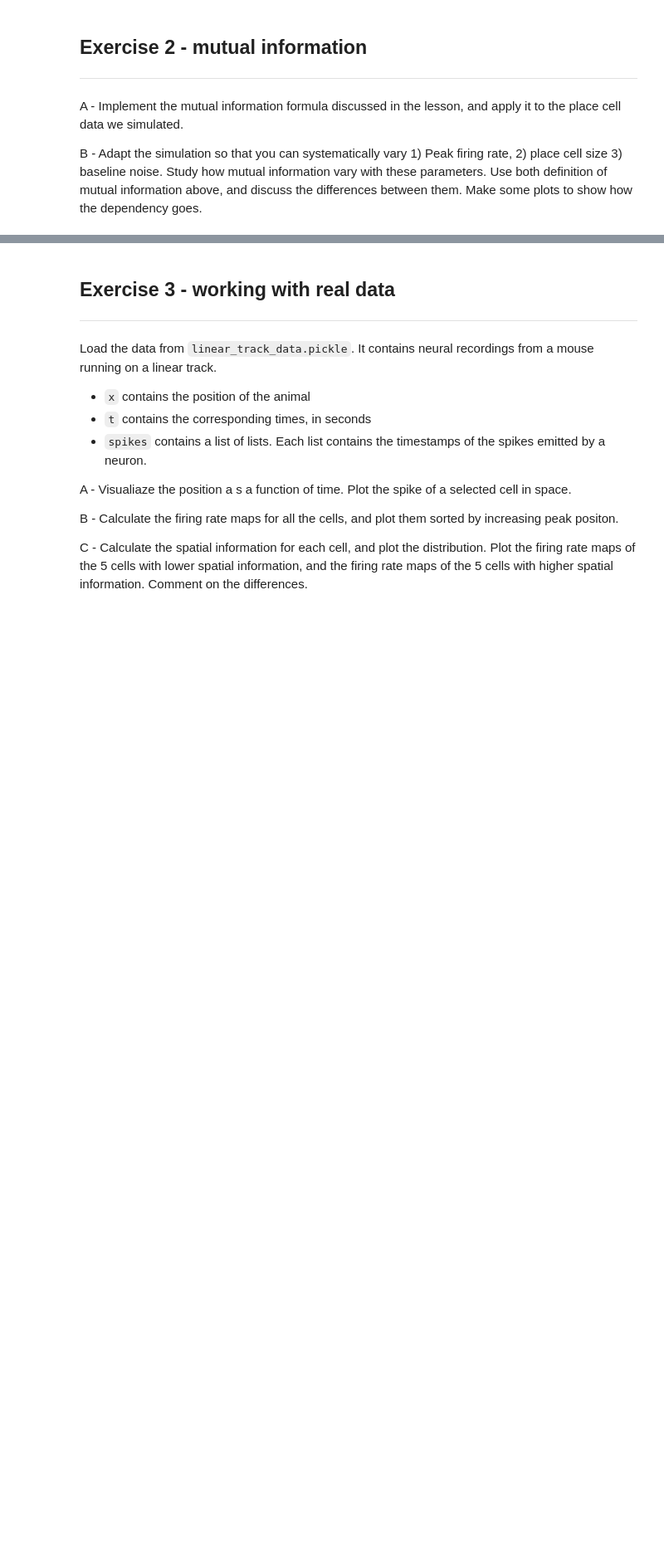
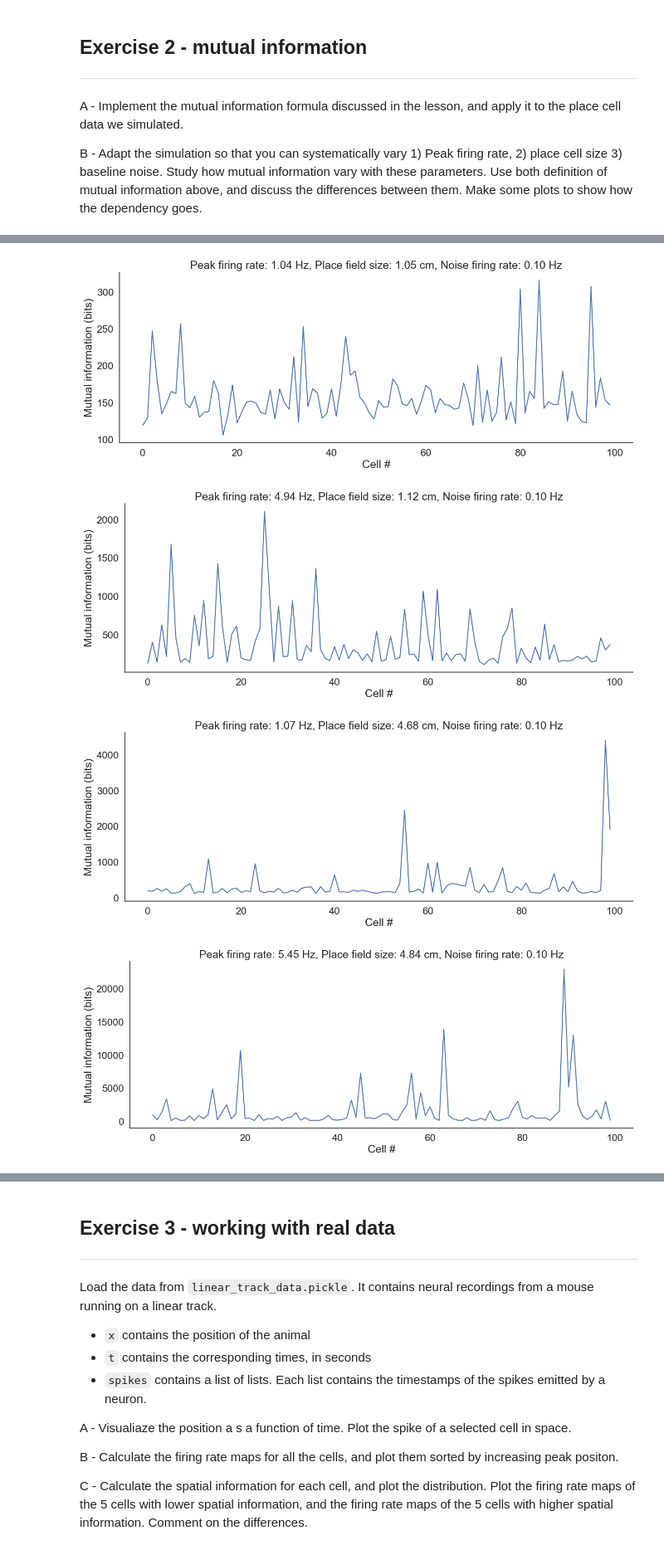
Before and after one commit to Emiel-Nagel/Neuro-Analysis-Assignments, a Jupyter notebook: single-cell-analysis-master/01-tuning-curves/exercises.ipynb, the cells around one changed output, grey strips where cells are left out. Shown at 83% size. Drawn from its saved outputs; the diff is of its cells as text; code cells hidden in the pictures; blank space fills up the shorter version.

```diff
--- a/single-cell-analysis-master/01-tuning-curves/exercises.ipynb
+++ b/single-cell-analysis-master/01-tuning-curves/exercises.ipynb
@@ -364,11 +270,11 @@ Average firing rate: nan
 # %%
-def systematic_simulation(peak_firing_rate, place_field_size, noise_firing_rate):
+def systematic_simulation(pf_rate, pf_size, noise_firing_rate):
     track_length = 200. # the length of our linear track (eg in centimeter)
     average_firing_rate = 5 # the peak firing rate, averaged across the population
     n_cells = 100 # how many cells we are recording
     pf_centers = np.random.rand(n_cells) * track_length # the centers of the place fields for all cells drawn randomly with a uniform distribution on the track
-    pf_size = np.random.gamma(place_field_size, size=n_cells) # the size (width) of the place fields, drawn randomly from a gamma distribution
-    pf_rate = np.random.exponential(scale=peak_firing_rate, size=n_cells) # the peak firing rate for each cell, drawn from an exponential distribution
+    # pf_size = np.random.gamma(place_field_size, size=n_cells) # the size (width) of the place fields, drawn randomly from a gamma distribution
+    # pf_rate = np.random.exponential(scale=peak_firing_rate, size=n_cells) # the peak firing rate for each cell, drawn from an exponential distribution
 
     x = np.arange(0., 50., 0.1) # we use a grid with step 0.1
     g = scipy.stats.gamma.pdf(x, 10)
@@ -410,3 +316,38 @@ def systematic_simulation(peak_firing_rate, place_field_size, noise_firing_rate)
         sp = np.argwhere(spikes_loc)
         t_sp = t_sampling[sp]
         spikes.append(t_sp)
+
+    spike_positions = [np.interp(s, t, x) for s in spikes]
+
+    space_bins = np.arange(0., 200., 1.)
+
+    spikes_hist= [np.histogram(s, space_bins)[0] for s in spike_positions]
+
+    # put them together into a matrix of floating point numbers (for plotting)
+    spikes_hist = np.vstack(spikes_hist).astype(np.float64)
+
+    # we also need an "occupancy histogram" in order to normalize the firing rates maps
+    occupancy = np.histogram(x, space_bins)[0] /  fps
+
+    firing_rate_maps = spikes_hist / occupancy
+
+    Is = [mutual_information(firing_rate_maps[i,:], occupancy) for i in range(firing_rate_maps.shape[0])]
+
+    plt.figure(figsize=(15,5))
+    plt.plot(Is)
+    plt.xlabel('Cell #')
+    plt.ylabel('Mutual information (bits)')
+    plt.title(f"Peak firing rate: {np.mean(pf_rate):.2f} Hz, Place field size: {np.mean(pf_size):.2f} cm, Noise firing rate: {noise_firing_rate:.2f} Hz")
+    plt.show()
+# %%
+for noise_firing_rate in [0.1, 1.0]: # the baseline noise firing rate
+    for pf_size in [1.0, 5.0]: # the size (width) of the place fields, drawn randomly from a gamma distribution
+        for pf_rate in [1.0, 5.0]:
+            systematic_simulation(np.random.exponential(scale=pf_rate, size=n_cells),
+                                  np.random.gamma(pf_size, size=n_cells),
+                                  noise_firing_rate)
+# %% [output]
+[figure, added]
+[figure, added]
+[figure, added]
+[figure, added]
```
Also changed, not shown: parts of 19 cells of this notebook.
